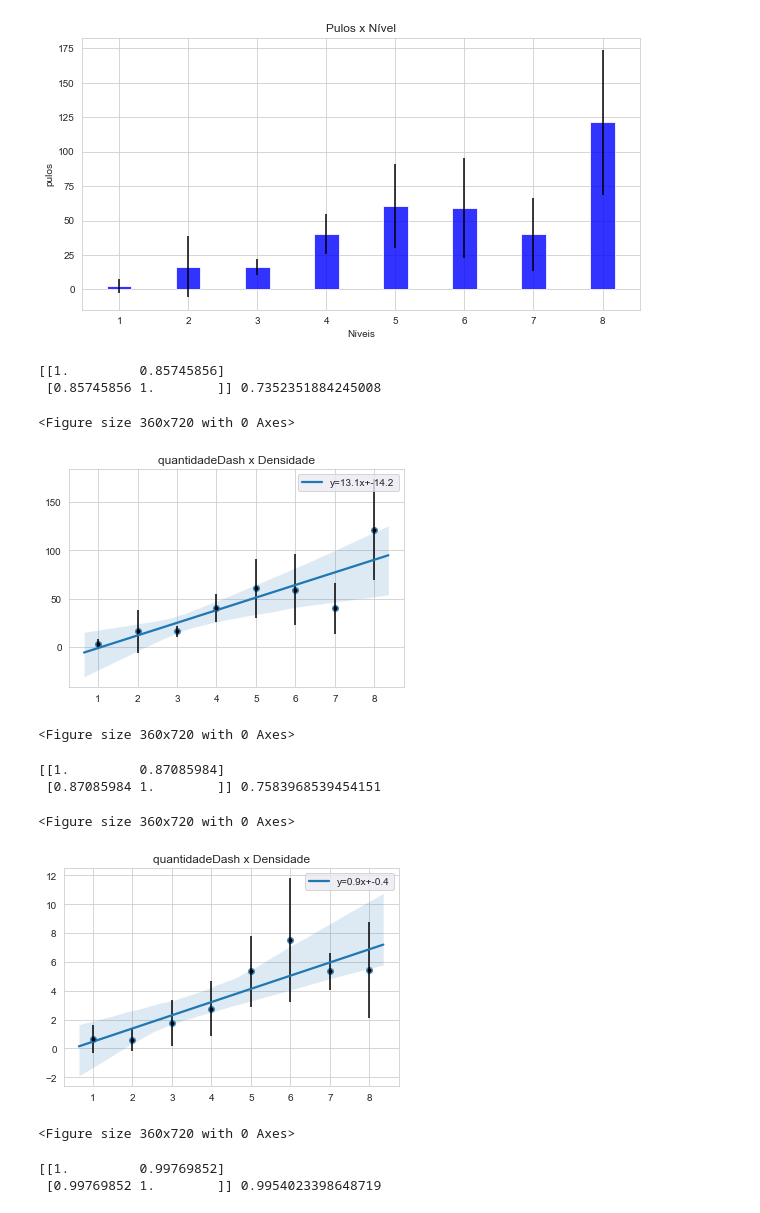
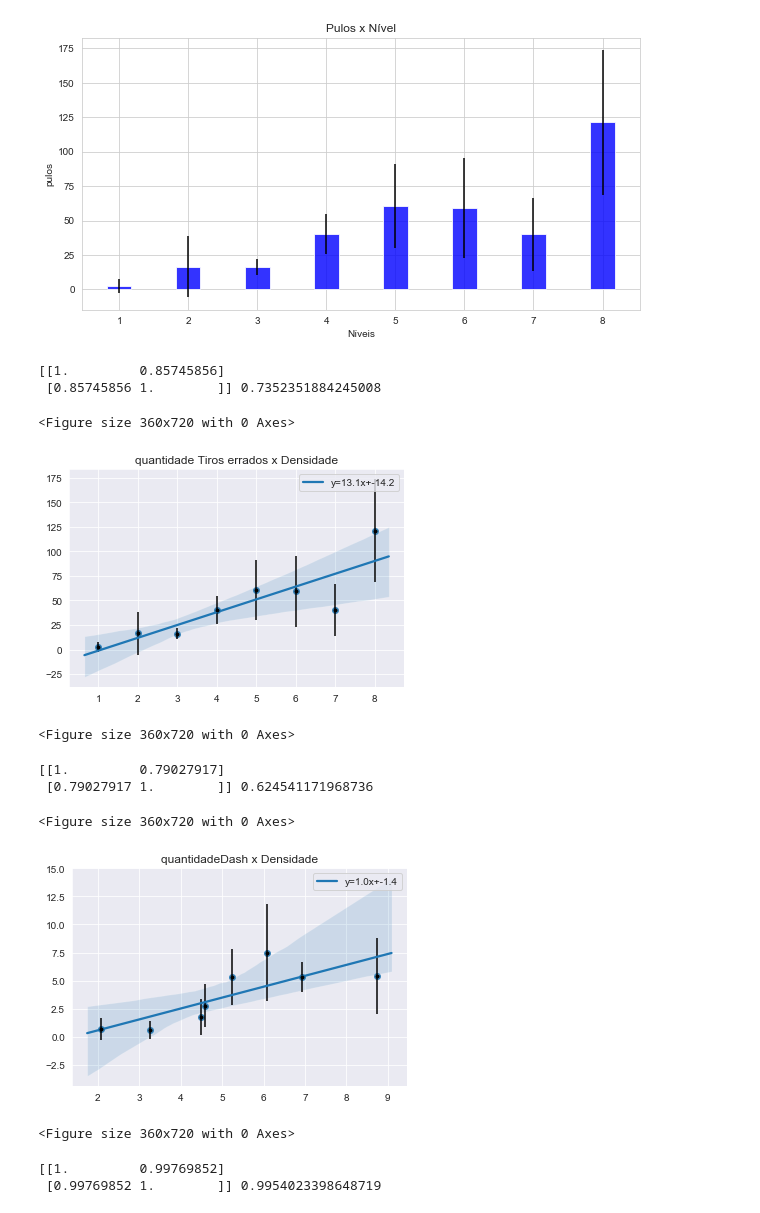
Before and after one commit to wagneralbjr/tcc-dda, a Jupyter notebook: Trata Dados TCC.ipynb, the cells around one changed output. Cells and saved outputs as stored; diff of their text form; code cells hidden in the pictures.

```diff
--- a/Trata Dados TCC.ipynb
+++ b/Trata Dados TCC.ipynb
@@ -248,7 +303,7 @@ teste = pegaColunas(df_final , 'nota_dificuldade')
 
 plt.title('Média dificuldade x Densidade')
 
-x  = [ i for i in range (1, 9)]
+x  = [ i*2 for i in range (1, 9)]
 sns.set_style("darkgrid")
 
 
@@ -271,0 +380,20 @@ plt.figure(figsize=(5,10))
+# %%
+teste = pegaColunas(df_final , 'nivelDivertido')
+teste2 = pegaColunas(df_final , '')
+plt.title('Média dificuldade x Densidade')
+
+x  = [ i*2 for i in range (1, 9)]
+sns.set_style("darkgrid")
+
+
+slope, intercept, r_value, p_value, slope_std_error = stats.linregress(x,teste.mean().values[1:])
+
+sns.regplot(x, teste.mean().values[1:] , marker='o', line_kws={'label':"y={0:.1f}x+{1:.1f}".format(slope,intercept)}).legend()
+
+plt.errorbar(x, teste.mean().values[1:], yerr=teste.std().values[1:], fmt='.k', );
+
+#correlacao linear
+## dificuldade dependente === y depende de x??
+## densidade variavel independente => x
+print(np.corrcoef(x, teste.mean().values[1:]), r2(x, teste.mean().values[1:]))
+plt.figure(figsize=(5,10))
@@ -582,7 +718,7 @@ col = pegaColunas(df_final[filtroCheat], 'quantidadeTirosErrados_')
 col_mean = col.mean().values[1:]
 col_std = col.std().values[1:]
 
-plt.title('quantidadeDash x Densidade')
+plt.title('quantidade Tiros errados x Densidade')
 
 x  = [ i for i in range (1, 9)]
 sns.set_style("darkgrid")
@@ -602,36 +738,41 @@ plt.figure(figsize=(5,10))
 [[1.         0.85745856]
  [0.85745856 1.        ]] 0.7352351884245008
 <Figure size 360x720 with 0 Axes>
-[figure, old version]
+[figure, new version]
 <Figure size 360x720 with 0 Axes>
 # %%
 #dash x densidade
 
 col = pegaColunas(df_final[filtroCheat], 'quantidadeDash_')
+col2 = pegaColunas(df_final[filtroCheat], 'dificuldade_')
 col_mean = col.mean().values[1:]
 col_std = col.std().values[1:]
+
+col_mean2 = col2.mean().values[1:]
+col_std2 = col2.std().values[1:]
+
 
 plt.title('quantidadeDash x Densidade')
 
 x  = [ i for i in range (1, 9)]
 sns.set_style("darkgrid")
 
-slope, intercept, r_value, p_value, slope_std_error = stats.linregress(x, col_mean)
+slope, intercept, r_value, p_value, slope_std_error = stats.linregress(col_mean2, col_mean)
 
-sns.regplot(x, col_mean , marker='o', line_kws={'label':"y={0:.1f}x+{1:.1f}".format(slope,intercept)}).legend()
+sns.regplot(col_mean2, col_mean , marker='o', line_kws={'label':"y={0:.1f}x+{1:.1f}".format(slope,intercept)}).legend()
 
-plt.errorbar(x, col_mean, yerr= col_std, fmt='.k', );
+plt.errorbar(col_mean2, col_mean, yerr= col_std, fmt='.k', );
 
 #correlacao linear
 ## dificuldade dependente === y depende de x??
 ## densidade variavel independente => x
-print(np.corrcoef(x,col_mean), r2(x, col_mean))
+print(np.corrcoef(col_mean2,col_mean), r2(col_mean2, col_mean))
 plt.figure(figsize=(5,10))
 # %% [output]
-[[1.         0.87085984]
- [0.87085984 1.        ]] 0.7583968539454151
+[[1.         0.79027917]
+ [0.79027917 1.        ]] 0.624541171968736
 <Figure size 360x720 with 0 Axes>
-[figure, old version]
+[figure, new version]
 <Figure size 360x720 with 0 Axes>
 # %%
 col = pegaColunas(df_final[filtroCheat], 'quantidadeTiros_')
```
Also changed, not shown: parts of 21 cells of this notebook, 8 other files.
